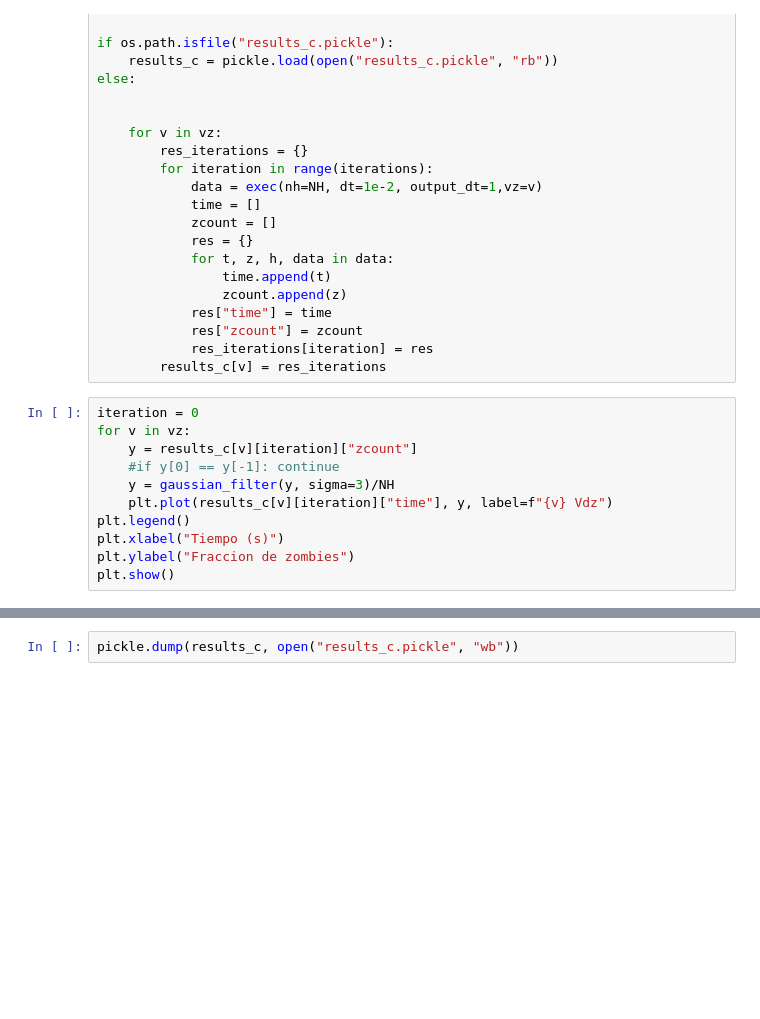
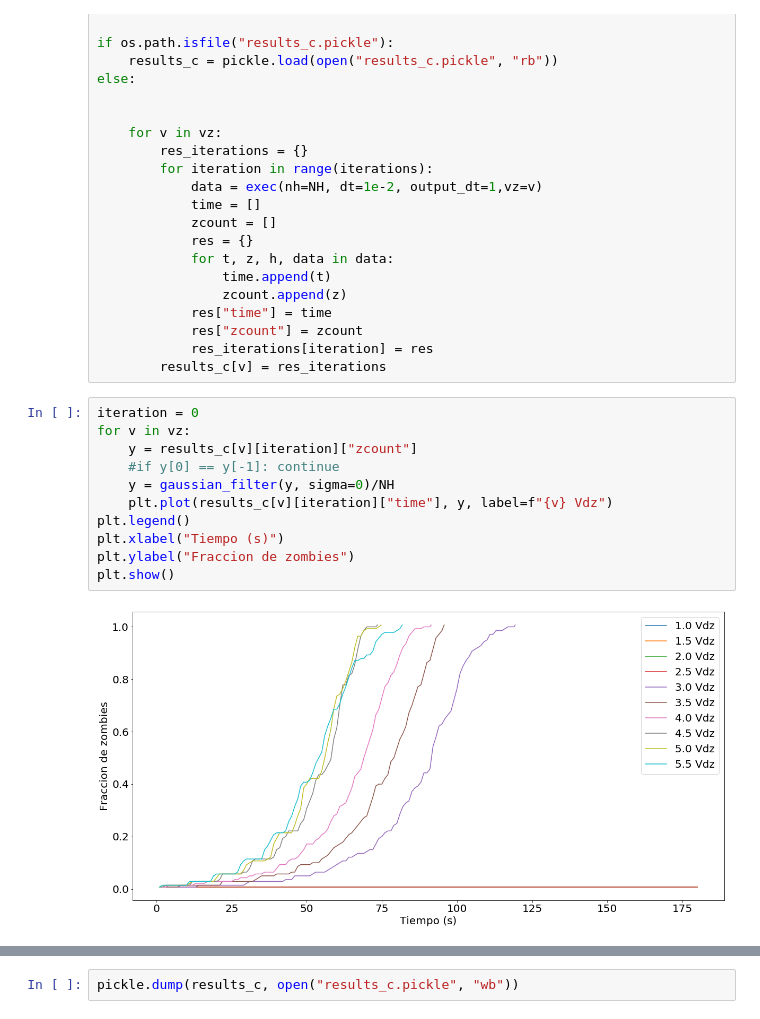
Before and after one commit to atormakh/SimulacionDeSistemas, a Jupyter notebook: Zombies/ej_c.ipynb, the cells around one changed output, grey strips where cells are left out. Drawn from its saved outputs; the diff is of its cells as text; blank space fills up the shorter version.

```diff
--- a/Zombies/ej_c.ipynb
+++ b/Zombies/ej_c.ipynb
@@ -49,12 +49,14 @@ else:
 # %%
 iteration = 0
 for v in vz:
     y = results_c[v][iteration]["zcount"]
     #if y[0] == y[-1]: continue
-    y = gaussian_filter(y, sigma=3)/NH
+    y = gaussian_filter(y, sigma=0)/NH
     plt.plot(results_c[v][iteration]["time"], y, label=f"{v} Vdz")
 plt.legend()
 plt.xlabel("Tiempo (s)")
 plt.ylabel("Fraccion de zombies")
 plt.show()
+# %% [output]
+[figure, added]
 # %%
```
Also changed, not shown: parts of 3 cells of this notebook, 3 other files.
